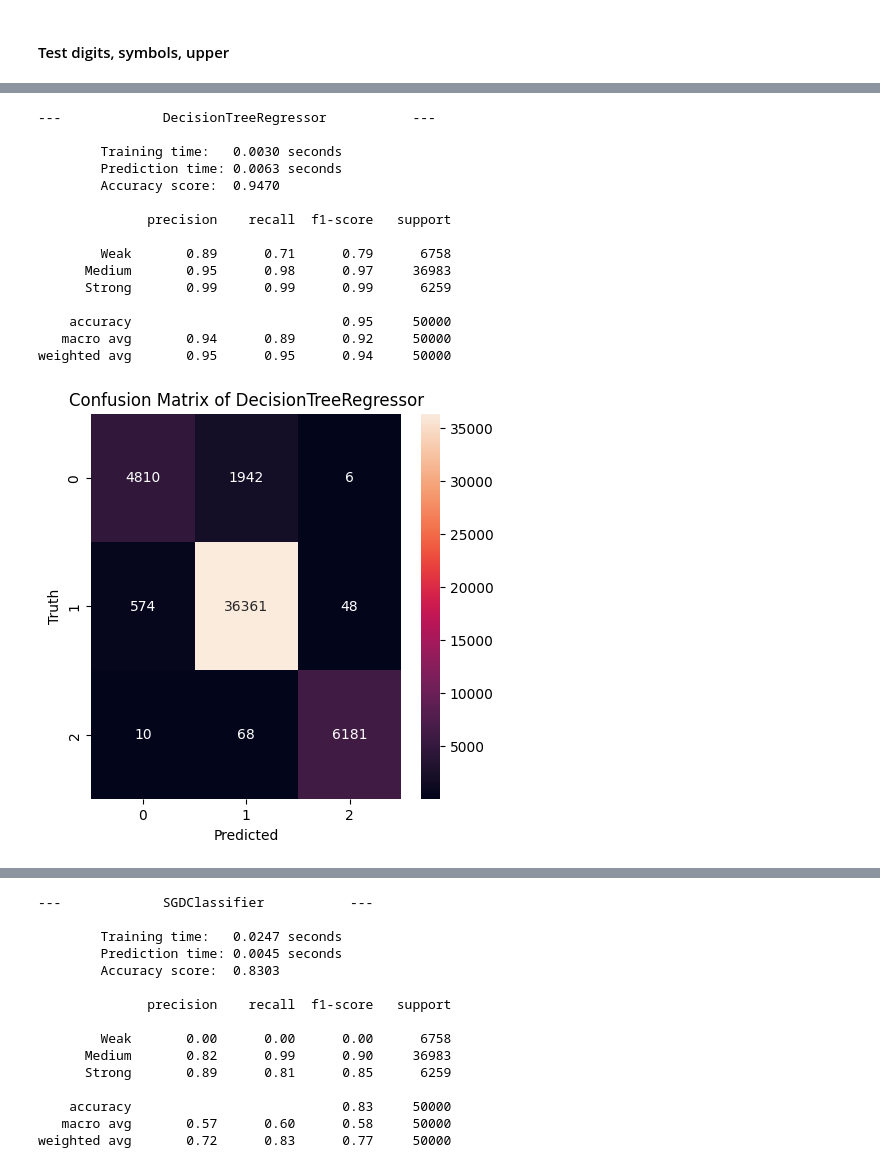
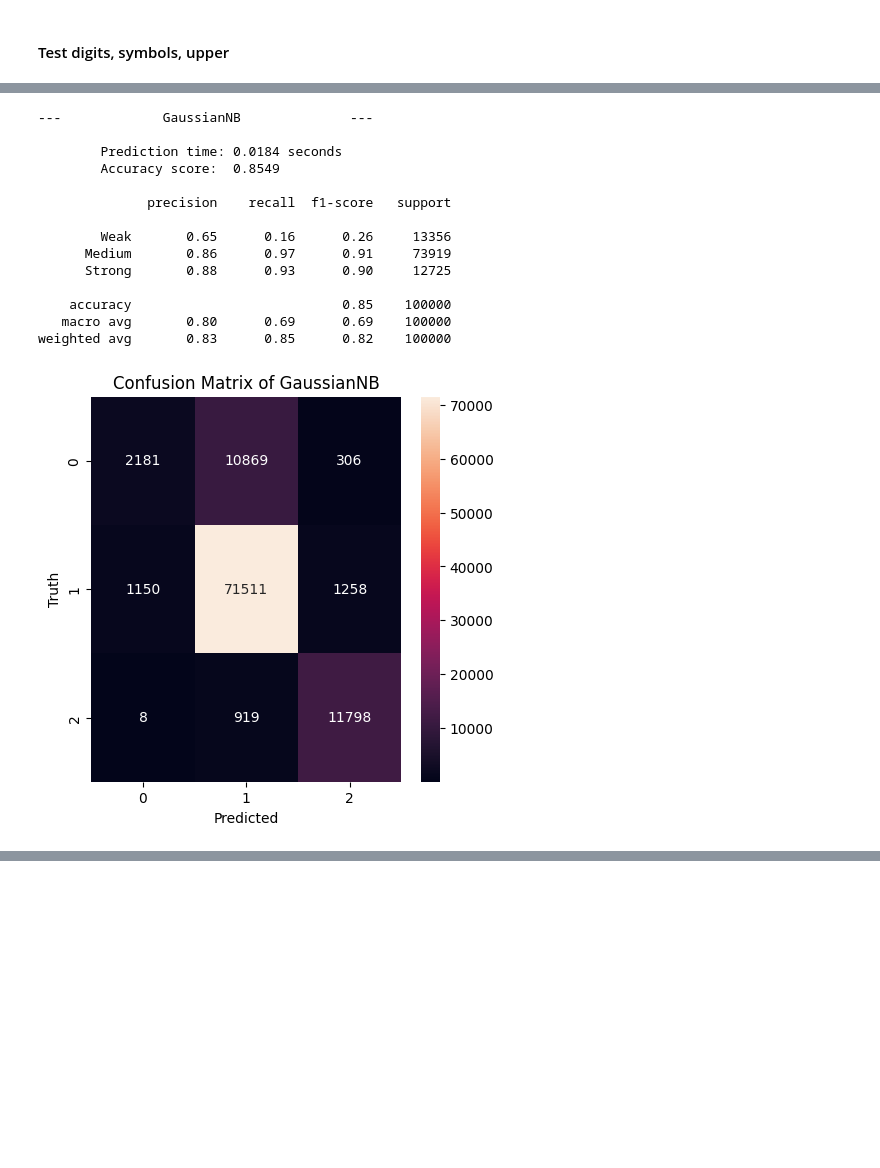
Before and after one commit to giopresenti98/ML-Project, a Jupyter notebook: test_password_strenght_classification copy.ipynb, the cells around one changed output, grey strips where cells are left out. Cells and saved outputs as stored; diff of their text form; code cells hidden in the pictures; blank space fills up the shorter version.

```diff
--- a/test_password_strenght_classification copy.ipynb
+++ b/test_password_strenght_classification copy.ipynb
@@ -12,8 +12,8 @@ import pandas as pd
 import os
 
 # Constants to define the number of training and testing samples
-N_TRAIN = 5000
-N_TEST =  50000
+N_TRAIN = 1000
+N_TEST =  100000
 
 
 # Load the dataset
@@ -151,12 +156,13 @@ from sklearn.svm import SVC
 KNN_clf = KNeighborsClassifier(n_neighbors=5)
 SVM_clf = SVC(kernel="rbf")
 DT_clf = DecisionTreeClassifier(criterion="entropy", max_depth=3, random_state=0)
-DT_reg = DecisionTreeRegressor()
+#DT_reg = DecisionTreeRegressor()
 GNB_clf = GaussianNB()
 SGD_reg = SGDClassifier(loss="hinge", penalty="l2")
 
 # List of classifiers to be trained and tested
-clfs = [KNN_clf, SVM_clf, DT_clf, DT_reg, GNB_clf, SGD_reg]
+#clfs = [KNN_clf, SVM_clf, DT_clf, DT_reg, GNB_clf, SGD_reg]
+clfs = [KNN_clf, SVM_clf, DT_clf, GNB_clf, SGD_reg]
 # %% [markdown]
 #### Classifiers training and evaluation
 # %%
@@ -341,6 +331,6 @@ for clf in clfs:
     results = permutation_importance(clf, xts, yts, n_repeats=10, random_state=0)
     importances = results.importances_mean
 
-    feature_names=["Length", "Digits", "Symbols", "Uppercase letters", "Lowercase letters"]
+    feature_names=["Length", "Digits", "Symbols", "Uppercase letters", "Lowercase letters", "Unique characters"]
     feature_importance_histogram(importances, feature_names, title=f"Features importances {clf.__class__.__name__}")
 # %% [output]
@@ -494,36 +533,4 @@ for clf in clfs:
 # %%
-# Extract features
-pass_length_train = data_shuffled["password"].str.len().head(N_TRAIN).values
-digits_train = (data_shuffled["password"].head(N_TRAIN).apply(lambda x: len([c for c in x if c.isdigit()])).values)
-symbols_train = (data_shuffled["password"].head(N_TRAIN).apply(lambda x: len([c for c in x if not c.isalnum()])).values)
-upper_train = (data_shuffled["password"].head(N_TRAIN).apply(lambda x: len([c for c in x if c.isupper()])).values)
-lower_train = (data_shuffled["password"].head(N_TRAIN).apply(lambda x: len([c for c in x if c.islower()])).values)
-
-pass_length_test = data_shuffled["password"].str.len().tail(N_TEST).values
-digits_test = (data_shuffled["password"].tail(N_TEST).apply(lambda x: len([c for c in x if c.isdigit()])).values)
-symbols_test = (data_shuffled["password"].tail(N_TEST).apply(lambda x: len([c for c in x if not c.isalnum()])).values)
-upper_test = (data_shuffled["password"].tail(N_TEST).apply(lambda x: len([c for c in x if c.isupper()])).values)
-lower_test = (data_shuffled["password"].tail(N_TEST).apply(lambda x: len([c for c in x if c.islower()])).values)
-
-# Normalize features by password length (avoid division by zero)
-digits_train_norm = digits_train / np.where(pass_length_train == 0, 1, pass_length_train)
-symbols_train_norm = symbols_train / np.where(pass_length_train == 0, 1, pass_length_train)
-upper_train_norm = upper_train / np.where(pass_length_train == 0, 1, pass_length_train)
-lower_train_norm = lower_train / np.where(pass_length_train == 0, 1, pass_length_train)
-
-digits_test_norm = digits_test / np.where(pass_length_test == 0, 1, pass_length_test)
-symbols_test_norm = symbols_test / np.where(pass_length_test == 0, 1, pass_length_test)
-upper_test_norm = upper_test /  np.where(pass_length_test == 0, 1, pass_length_test)
-lower_test_norm = lower_test /  np.where(pass_length_test == 0, 1, pass_length_test)
-
-# Split the dataset into features and target variable
-xtr = np.array([digits_train_norm, symbols_train_norm, upper_train_norm, lower_train_norm]).T
-ytr = data_shuffled["strength"].head(N_TRAIN).values
-
-xts = np.array([digits_test_norm, symbols_test_norm, upper_test_norm, lower_test_norm]).T
-yts = data_shuffled["strength"].tail(N_TEST).values
-
-
 # Fit each classifier, make predictions, and evaluate performance
 for clf in clfs:
 
@@ -593,16 +597,15 @@ weighted avg       0.75      0.86      0.80     50000
----             DecisionTreeRegressor           ---
+---             GaussianNB              ---
 
-        Training time:   0.0030 seconds
-        Prediction time: 0.0063 seconds
-        Accuracy score:  0.9470
+        Prediction time: 0.0184 seconds
+        Accuracy score:  0.8549
 
               precision    recall  f1-score   support
 
-        Weak       0.89      0.71      0.79      6758
-      Medium       0.95      0.98      0.97     36983
-      Strong       0.99      0.99      0.99      6259
+        Weak       0.65      0.16      0.26     13356
+      Medium       0.86      0.97      0.91     73919
+      Strong       0.88      0.93      0.90     12725
 
-    accuracy                           0.95     50000
-   macro avg       0.94      0.89      0.92     50000
-weighted avg       0.95      0.95      0.94     50000
+    accuracy                           0.85    100000
+   macro avg       0.80      0.69      0.69    100000
+weighted avg       0.83      0.85      0.82    100000
-[figure, old version]
+[figure, new version]
@@ -625,15 +626,0 @@ weighted avg       0.74      0.83      0.77     50000
----             SGDClassifier           ---
-
-        Training time:   0.0247 seconds
-        Prediction time: 0.0045 seconds
-        Accuracy score:  0.8303
-
-              precision    recall  f1-score   support
-
-        Weak       0.00      0.00      0.00      6758
-      Medium       0.82      0.99      0.90     36983
-      Strong       0.89      0.81      0.85      6259
-
-    accuracy                           0.83     50000
-   macro avg       0.57      0.60      0.58     50000
-weighted avg       0.72      0.83      0.77     50000
```
Also changed, not shown: parts of 9 cells of this notebook.
